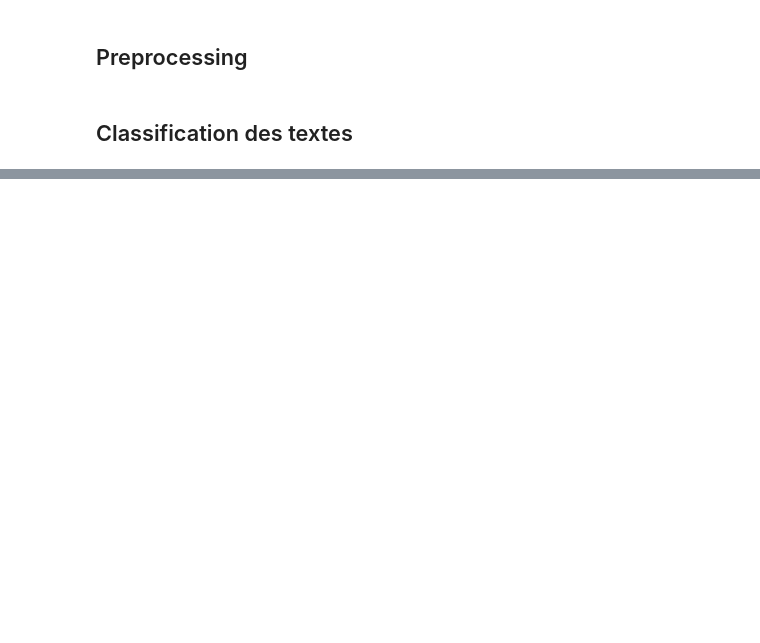
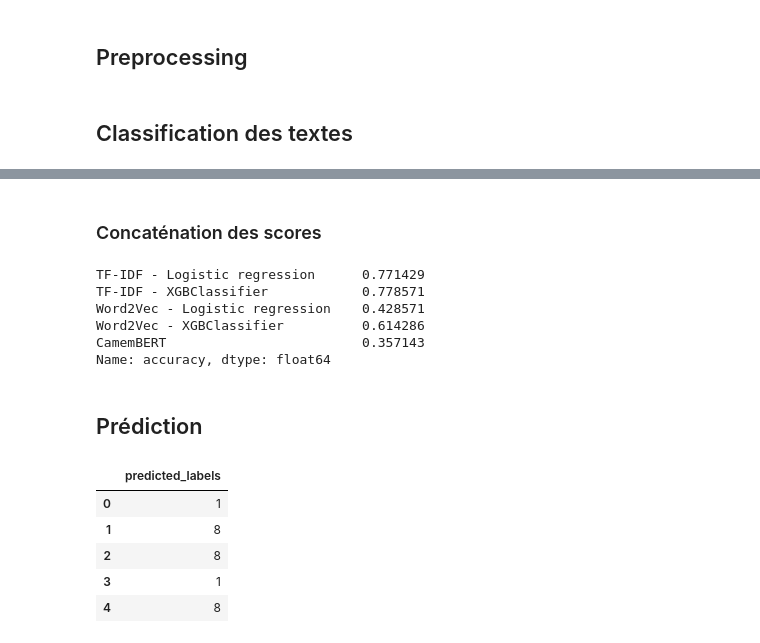
Before and after one commit to qbolliet/text-classification, a Jupyter notebook: notebook/0 - Text classification.ipynb, the cells around one changed output, grey strips where cells are left out. Saved outputs shown, nothing was run; the diff lists cells and outputs as text; code cells hidden in the pictures; blank space fills up the shorter version.

```diff
--- a/notebook/0 - Text classification.ipynb
+++ b/notebook/0 - Text classification.ipynb
@@ -175,15 +257,24 @@ weighted avg       0.80      0.77      0.74       140
 # %%
 # Initialisation de la pipeline
-pipeline_tfidf_xgbc = Pipeline([
+pipeline_word2vec_xgbc = Pipeline([
     ('Tokenizer', TokenizerTransformer(text_colums=['message'], lemmatize=True)),
-    ('TF-IDF', TFIDFTransformer(text_column='message', max_features=5000)),
+    ('Word2Vec', Word2VecTransformer(text_column='message', num_features=100, window=5)),
     ('XGBClassifier', XGBClassifier(use_label_encoder=False, eval_metric='mlogloss'))
 ])
-# Entraînement de la pipeline
-pipeline_tfidf_xgbc.fit(X_train, y_train)
-# Prédiction
-y_pred_tfidf_xgbc = pipeline_tfidf_xgbc.predict(X_val)
+
+# Entraînement de la pipeline et prédiction
+y_pred_word2vec_xgbc = fit_and_predict(estimator=pipeline_word2vec_xgbc, X_train=X_train, y_train=y_train, X_test=X_val)
+
+# Ajout des métriques
+dict_scores['Word2Vec - XGBClassifier'] = evaluate_categorical_predictions(y_true=y_val, y_pred=y_pred_word2vec_xgbc)
+
+
+# # Entraînement de la pipeline
+# pipeline_word2vec_xgbc.fit(X_train, y_train)
+# # Prédiction
+# y_pred_word2vec_xgbc = pipeline_word2vec_xgbc.predict(X_val)
+
 # Evaluation
-print("TF-IDF Accuracy:", accuracy_score(y_true=y_val, y_pred=y_pred_tfidf_xgbc))
-print("TF-IDF Classification Report:\n", classification_report(y_true=y_val, y_pred=y_pred_tfidf_xgbc))
+print("Word2Vec Accuracy:", accuracy_score(y_true=y_val, y_pred=y_pred_word2vec_xgbc))
+print("Word2Vec Classification Report:\n", classification_report(y_true=y_val, y_pred=y_pred_word2vec_xgbc))
 # %% [output]
@@ -334,0 +368,29 @@ Voir sur la lemmatisation
+# %% [markdown]
+### Concaténation des scores
+# %%
+# Concaténation
+data_scores = pd.concat(dict_scores, axis=1)
+data_scores.loc['accuracy'].head()
+# %% [output]
+TF-IDF - Logistic regression      0.771429
+TF-IDF - XGBClassifier            0.778571
+Word2Vec - Logistic regression    0.428571
+Word2Vec - XGBClassifier          0.614286
+CamemBERT                         0.357143
+Name: accuracy, dtype: float64
+# %% [markdown]
+## Prédiction
+# %%
+# Prédiction sur les données de test
+data_preds = pd.Series(pipeline_tfidf_xgbc.predict(X=data_test), index=data_test.index, name='predicted_labels').to_frame()
+data_preds['predicted_labels'] = data_preds['predicted_labels'].replace({0 : '1', 1 : '8', 2 : '1:8'})
+# Exportation du jeu de données
+data_preds.to_csv('../output/predicted_labels.csv')
+data_preds.head()
+# %% [output]
+|  | predicted_labels |
+| 0 | 1 |
+| 1 | 8 |
+| 2 | 8 |
+| 3 | 1 |
+| 4 | 8 |
```
Also changed, not shown: parts of 29 cells of this notebook.
